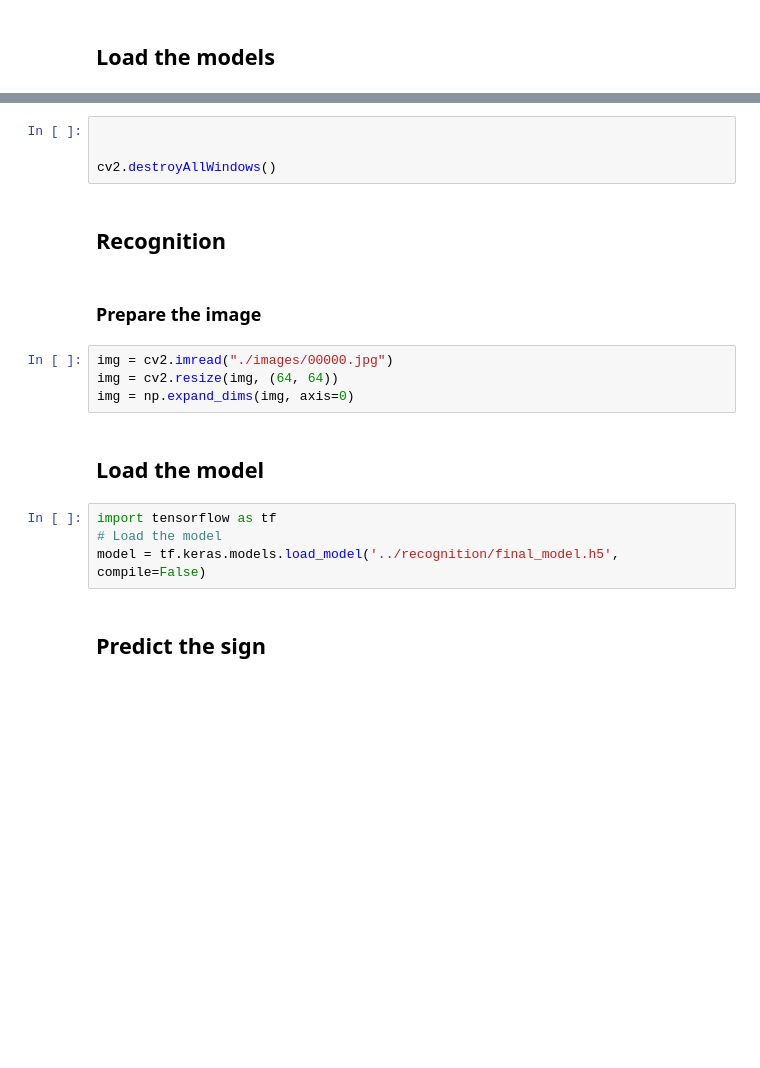
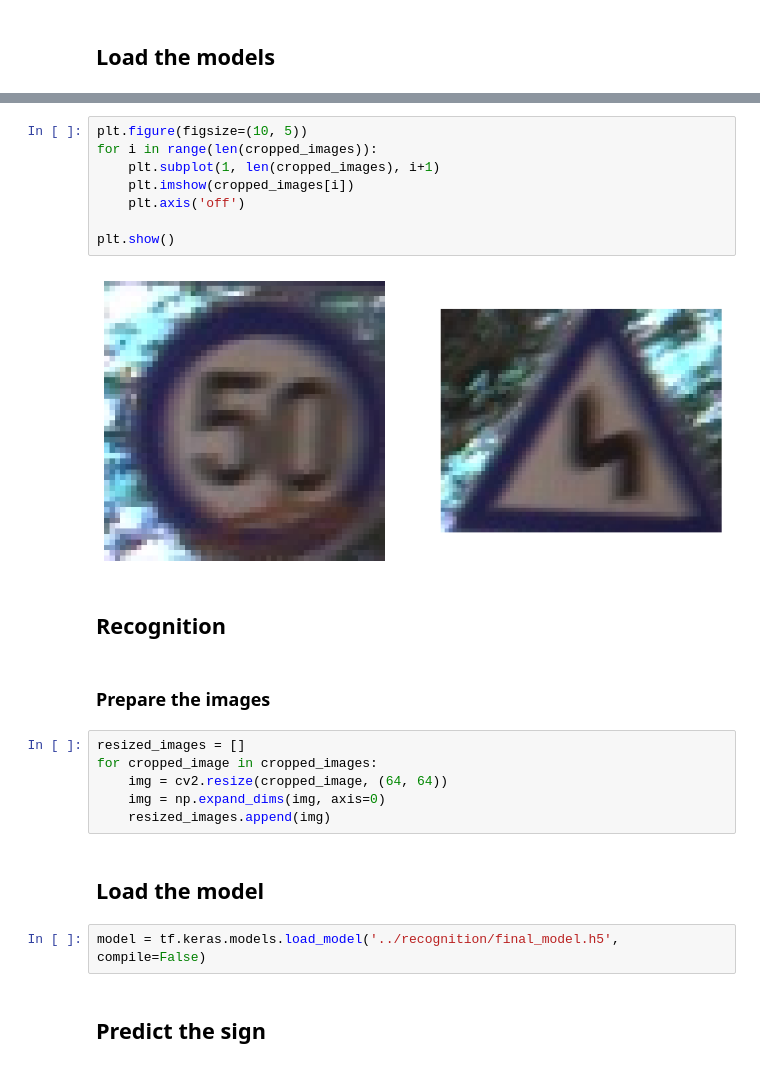
Before and after one commit to jarboyd/ai-lecture-project-ws2425, a Jupyter notebook: pipeline/pipeline.ipynb, the cells around one changed output, grey strips where cells are left out. Cells and saved outputs as stored; diff of their text form; blank space fills up the shorter version.

```diff
--- a/pipeline/pipeline.ipynb
+++ b/pipeline/pipeline.ipynb
@@ -88,20 +104,26 @@ NameError: name 'dlib' is not defined
-# %%
-
-
-cv2.destroyAllWindows()
+# %%
+plt.figure(figsize=(10, 5))
+for i in range(len(cropped_images)):
+    plt.subplot(1, len(cropped_images), i+1)
+    plt.imshow(cropped_images[i])
+    plt.axis('off')
+
+plt.show()
+# %% [output]
+[figure, added]
 # %% [markdown]
 ## Recognition
 # %% [markdown]
-### Prepare the image
+### Prepare the images
 # %%
-img = cv2.imread("./images/00000.jpg")
-img = cv2.resize(img, (64, 64))
-img = np.expand_dims(img, axis=0)
+resized_images = []
+for cropped_image in cropped_images:
+    img = cv2.resize(cropped_image, (64, 64))
+    img = np.expand_dims(img, axis=0)
+    resized_images.append(img)
 # %% [markdown]
 ## Load the model
 # %%
-import tensorflow as tf
-# Load the model
 model = tf.keras.models.load_model('../recognition/final_model.h5', compile=False)
 # %% [markdown]
 ## Predict the sign
```
Also changed, not shown: parts of 18 cells of this notebook, 1 other file.
